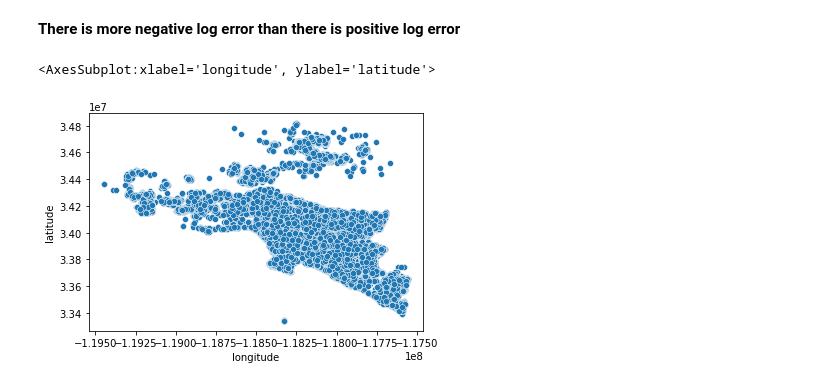
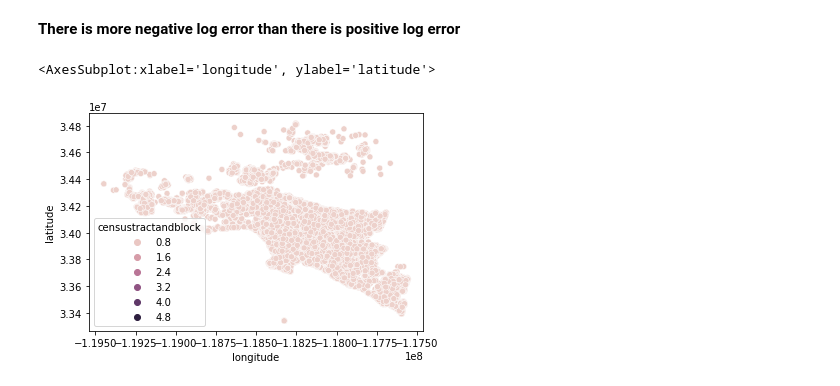
Before and after one commit to Yvette-Ibarra/clustering-exercises, a Jupyter notebook: explore_zillow.ipynb, the cells around one changed output. Cells and saved outputs as stored; diff of their text form; code cells hidden in the pictures.

```diff
--- a/explore_zillow.ipynb
+++ b/explore_zillow.ipynb
@@ -496,7 +550,7 @@ sns.scatterplot(x=pos_logerror_sample.longitude, y=pos_logerror_sample.latitude)
 # %% [markdown]
 **There is more negative log error than there is positive log error**
 # %%
-sns.scatterplot(x=neg_logerror_sample.longitude, y=neg_logerror_sample.latitude)
+sns.scatterplot(x=neg_logerror_sample.longitude, y=neg_logerror_sample.latitude,hue=neg_logerror_sample.censustractandblock)
 # %% [output]
 <AxesSubplot:xlabel='longitude', ylabel='latitude'>
-[figure, old version]
+[figure, new version]
```
Also changed, not shown: parts of 14 cells of this notebook.
